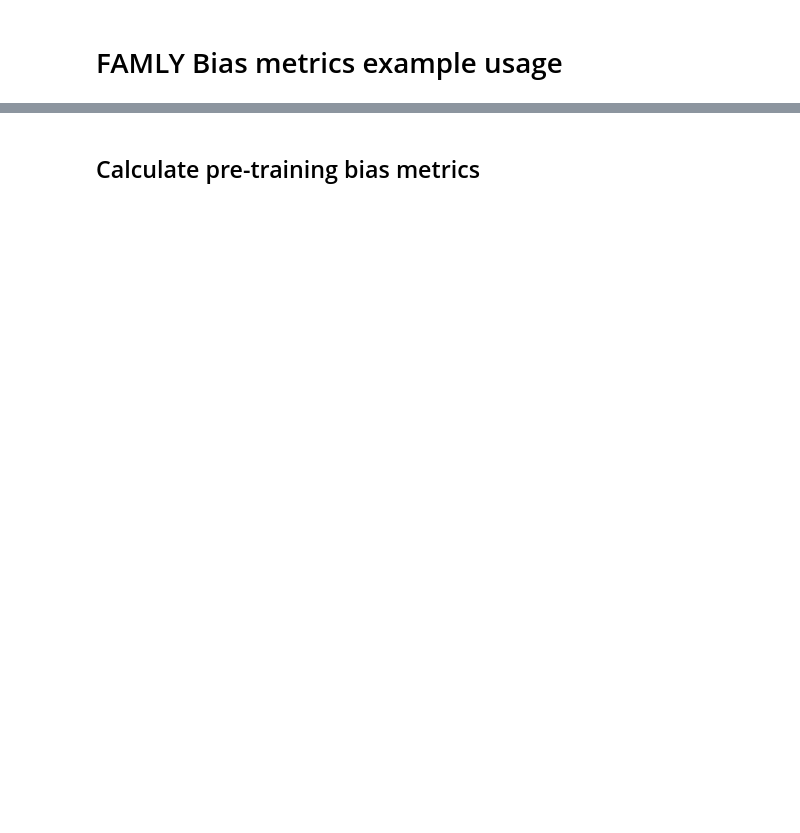
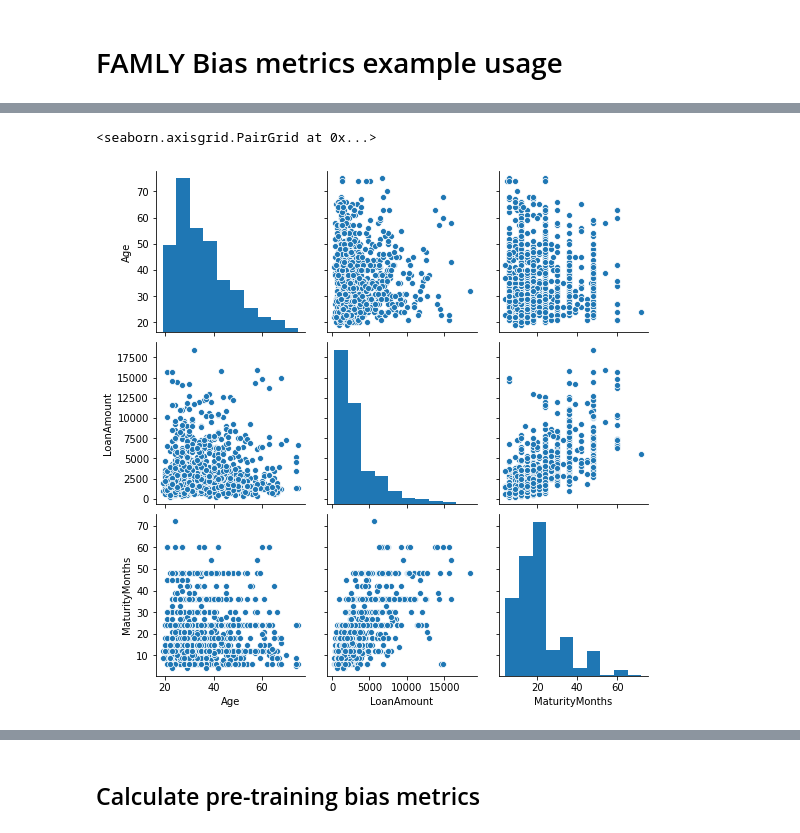
Before and after one commit to aws/amazon-sagemaker-clarify, a Jupyter notebook: examples/Bias_metrics_usage.ipynb, the cells around one changed output, grey strips where cells are left out. Drawn from its saved outputs; the diff is of its cells as text; code cells hidden in the pictures; blank space fills up the shorter version.

```diff
--- a/examples/Bias_metrics_usage.ipynb
+++ b/examples/Bias_metrics_usage.ipynb
@@ -23,0 +32,5 @@ df.head()
+# %%
+sns.pairplot(df[['Age','LoanAmount','MaturityMonths']])
+# %% [output]
+<seaborn.axisgrid.PairGrid at 0x...>
+[figure, added]
```
Also changed, not shown: parts of 61 cells of this notebook, 13 other files.
